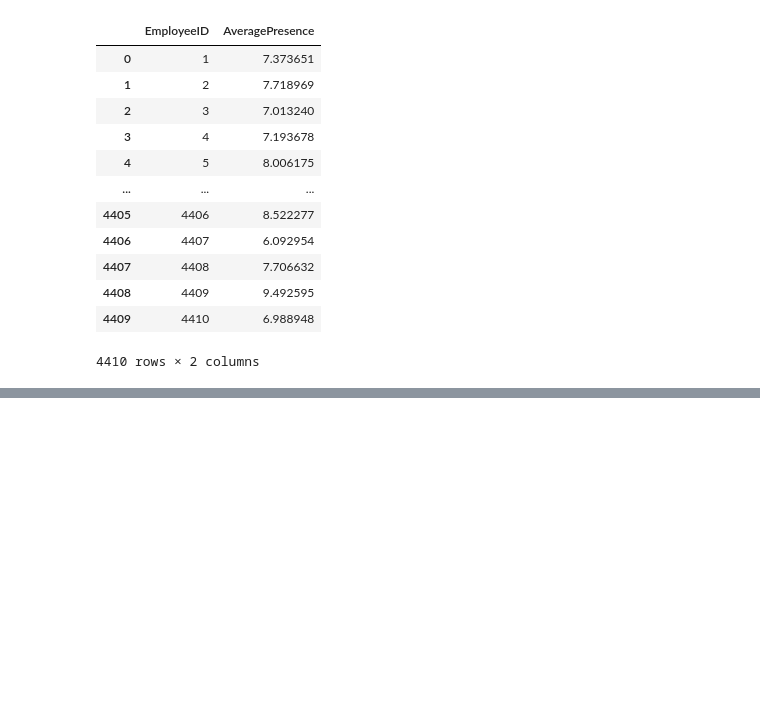
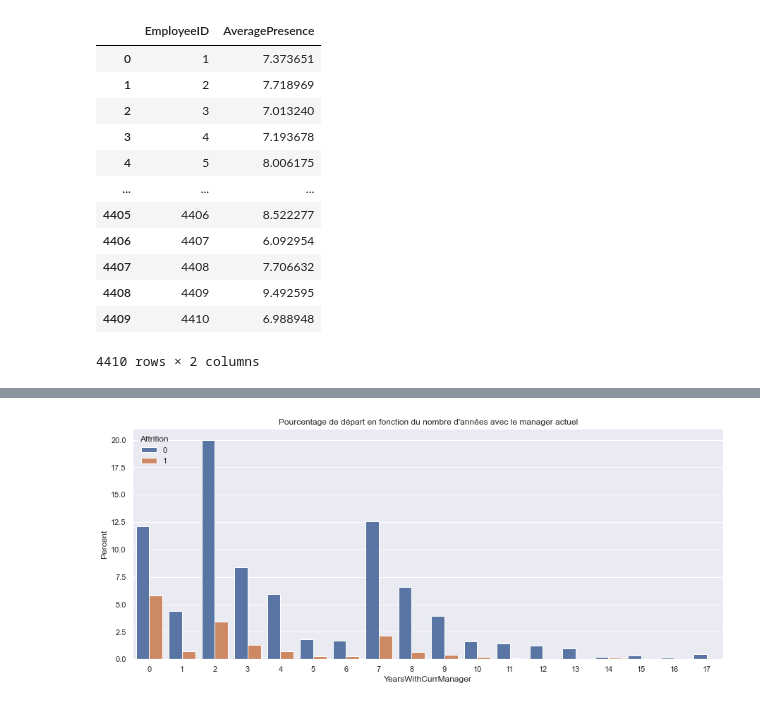
Before and after one commit to Aminedx/IA, a Jupyter notebook: Projet.ipynb, the cells around one changed output, grey strips where cells are left out. Cells and saved outputs as stored; diff of their text form; code cells hidden in the pictures; blank space fills up the shorter version.

```diff
--- a/Projet.ipynb
+++ b/Projet.ipynb
@@ -467,0 +651,12 @@ sns.lmplot(x='YearsWithCurrManager', y='YearsSinceLastPromotion', data=general_d
+# %%
+plt.figure(figsize=(15, 6))
+
+ax = sns.barplot(x="YearsWithCurrManager", y="YearsWithCurrManager", hue="Attrition", data=general_data_copy, estimator=lambda x: len(x) / len(general_data_copy) * 100)
+
+ax.set(ylabel="Percent")
+plt.title("Pourcentage de départ en fonction du nombre d'années avec le manager actuel")
+
+plt.show()
+#Pas de liens apparent
+# %% [output]
+[figure, added]
```
Also changed, not shown: parts of 54 cells of this notebook.
